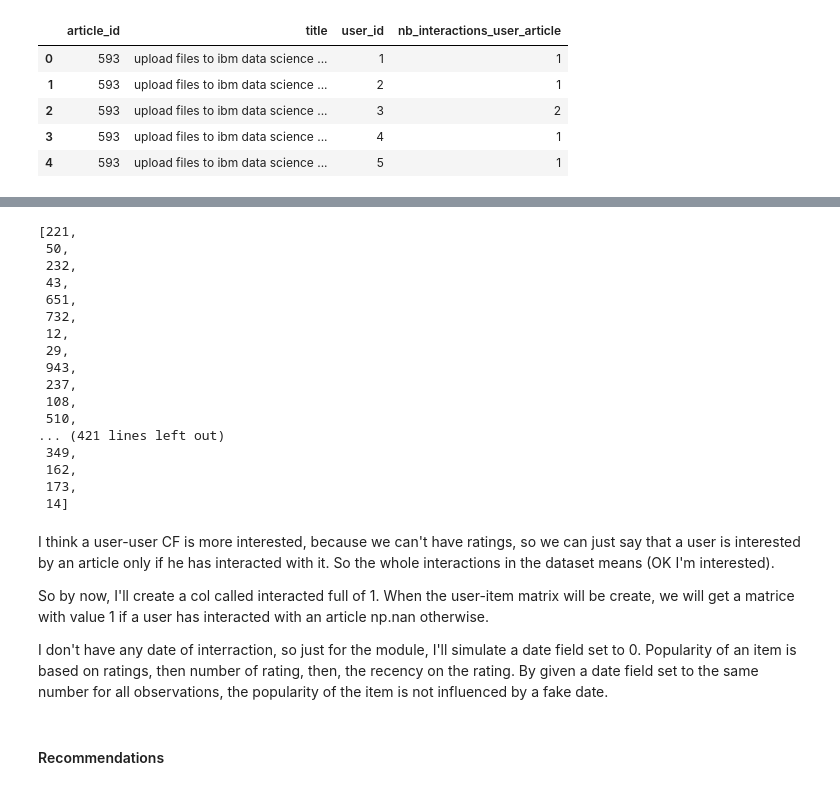
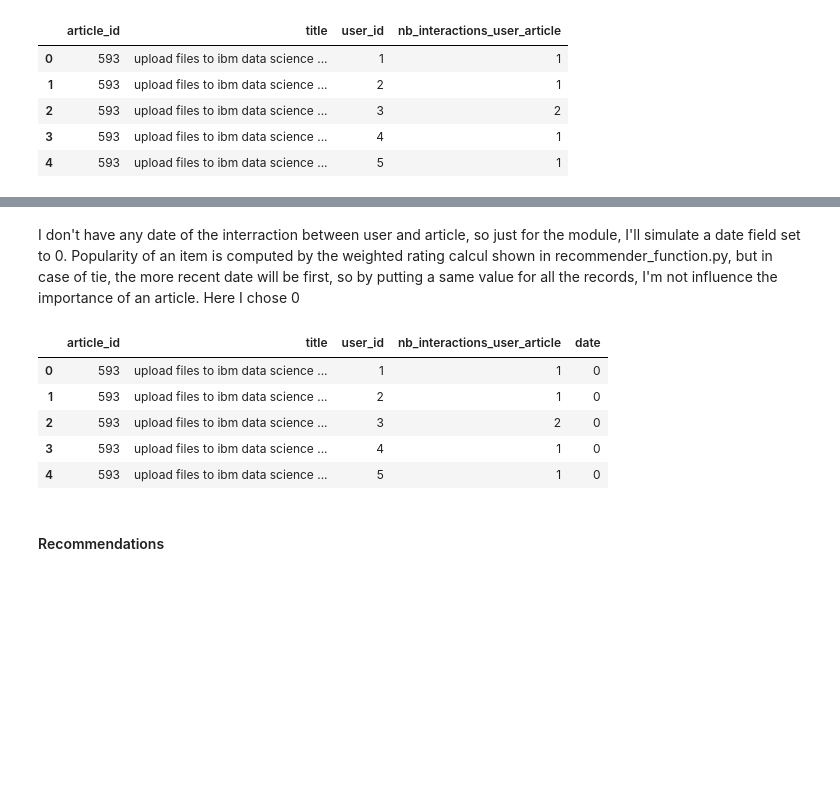
Before and after one commit to Mdhvince/Recommendation_IBM_article, a Jupyter notebook: rec_eng_ibm.ipynb, the cells around one changed output, grey strips where cells are left out. Cells and saved outputs as stored; diff of their text form; code cells hidden in the pictures; blank space fills up the shorter version.

Commit message:
fix bug on the ranked df

```diff
--- a/rec_eng_ibm.ipynb
+++ b/rec_eng_ibm.ipynb
@@ -163,7 +163,3 @@ df.head()
 | 2 | 593 | upload files to ibm data science ... | 3 | 2 |
 | 3 | 593 | upload files to ibm data science ... | 4 | 1 |
 | 4 | 593 | upload files to ibm data science ... | 5 | 1 |
-# %%
-art_nb_inter = dict(df.groupby('article_id')['nb_interactions_user_article'].count())
-df['nb_views_of_the_article'] = df.article_id.map(art_nb_inter)
-df.head()
@@ -177,4 +165,0 @@ df.head()
-# %%
-avg_nb_interactions_of_the_article = dict(df.groupby('article_id')['nb_interactions_user_article'].mean())
-df['avg_nb_interactions_of_the_article'] = df.article_id.map(avg_nb_interactions_of_the_article)
-df.head()
@@ -188,11 +165,0 @@ df.head()
-# %%
-# Compute Weighted rate
-
-v = df.nb_views_of_the_article
-m = df.nb_views_of_the_article.quantile(0.80)
-R = df.avg_nb_interactions_of_the_article
-C = df.nb_interactions_user_article.mean()
-
-df['rank_score'] = (v/(v+m) * R) + (m/(m+v) * C)
-
-df.head()
@@ -206,37 +166,15 @@ df.head()
-# %%
-ranked = df.sort_values(by=['rank_score'], ascending=False)
-# %% [output]
-[221,
- 50,
- 232,
- 43,
- 651,
- 732,
- 12,
- 29,
- 943,
- 237,
- 108,
- 510,
-... (421 lines left out)
- 349,
- 162,
- 173,
- 14]
-# %% [markdown]
-I think a user-user CF is more interested, because we can't have ratings, so we can just say that a user is interested by an article only if he
-has interacted with it.
-So the whole interactions in the dataset means (OK I'm interested).
-
-So by now, I'll create a col called interacted full of 1.
-When the user-item matrix will be create, we will get a matrice with value 1 if a user has interacted with an article
-np.nan otherwise.
-
-I don't have any date of interraction, so just for the module, I'll simulate a date field set to 0. Popularity of an item is based on ratings, then number of rating, then, the recency on the rating. By given a date field set to the same number for all observations, the popularity of the item is not influenced by a fake date.
+# %% [markdown]
+I don't have any date of the interraction between user and article, so just for the module, I'll simulate a date field set to 0. Popularity of an item is computed by the weighted rating calcul shown in recommender_function.py, but in case of tie, the more recent date will be first, so by putting a same value for all the records, I'm not influence the importance of an article. Here I chose 0
 # %%
-#df['interacted'] = 1
-#df['date'] = 0
-#df.head()
+df['date'] = 0
+df.head()
+# %% [output]
+|  | article_id | title | user_id | nb_interactions_user_article | date |
+| 0 | 593 | upload files to ibm data science ... | 1 | 1 | 0 |
+| 1 | 593 | upload files to ibm data science ... | 2 | 1 | 0 |
+| 2 | 593 | upload files to ibm data science ... | 3 | 2 | 0 |
+| 3 | 593 | upload files to ibm data science ... | 4 | 1 | 0 |
+| 4 | 593 | upload files to ibm data science ... | 5 | 1 | 0 |
 # %% [markdown]
 #### Recommendations
 # %%
```
Also changed, not shown: parts of 5 cells of this notebook, 1 other file.
